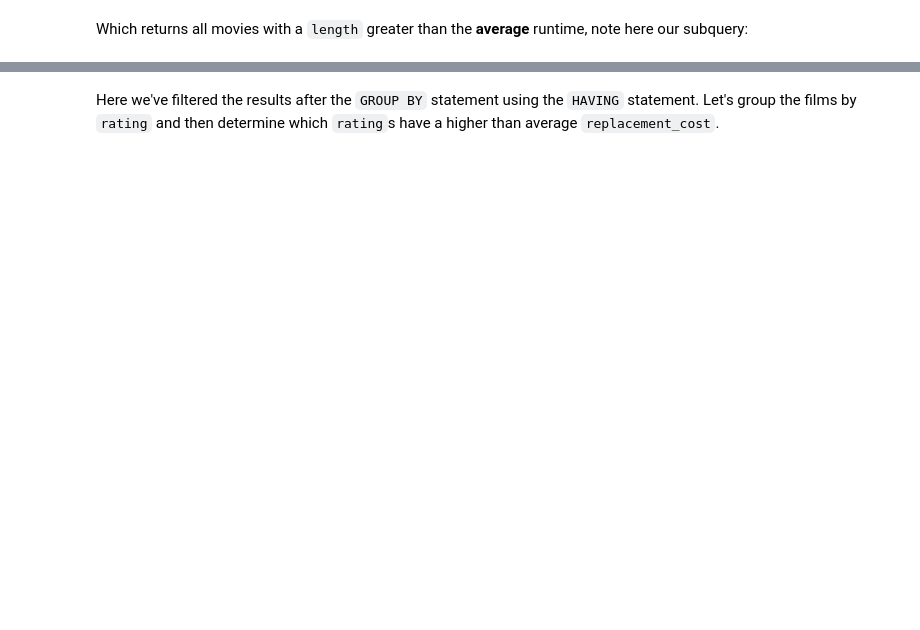
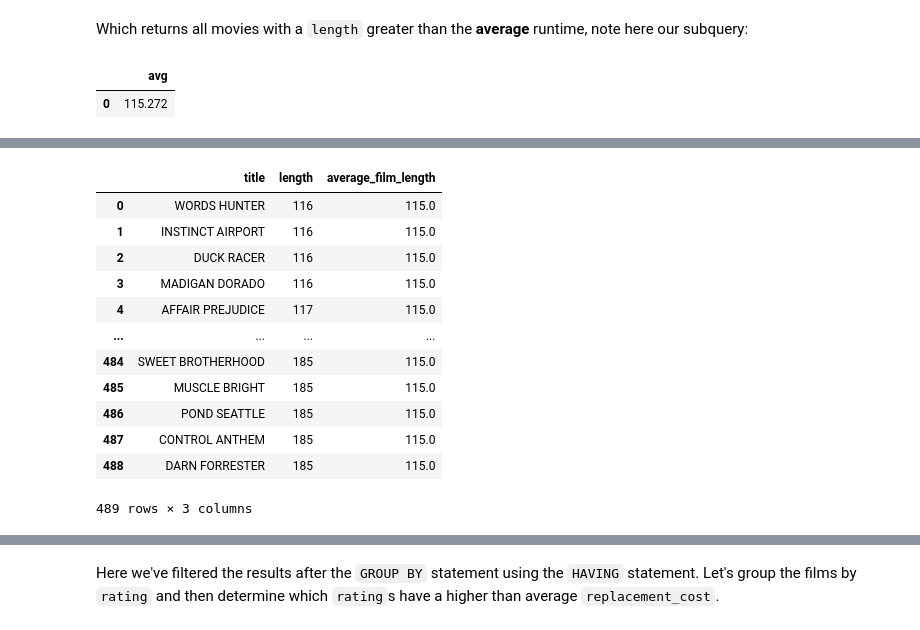
Before and after one commit to ranvirsahota/AiCore, a Jupyter notebook: 11_types_of_subqueries/notebook_lesson.ipynb, the cells around one changed output, grey strips where cells are left out. Saved outputs shown, nothing was run; the diff lists cells and outputs as text; code cells hidden in the pictures; blank space fills up the shorter version.

```diff
--- a/11_types_of_subqueries/notebook_lesson.ipynb
+++ b/11_types_of_subqueries/notebook_lesson.ipynb
@@ -34,10 +55,15 @@ ORDER BY
 # %% [markdown]
 Which returns all movies with a `length` greater than the **average** runtime, note here our subquery:
 # %%
-(
-    SELECT AVG(length)
-    FROM film
-);
+db.execute_query('''
+                    (
+                        SELECT AVG(length)
+                        FROM film
+                    );
+                ''')
+# %% [output]
+|  | avg |
+| 0 | 115.272 |
 # %% [markdown]
 Returns a scalar value `115.272`. Since subqueries are evaluated inside out, imagine the `WHERE` statement is evaluated, then it reads:
 
@@ -49,22 +75,38 @@ So it's filtering the table for rows where `length > 115.272`. All the usual **c
 
 Now what if we wanted to display the **average length** alongside the `length` column to visually validate our data. Then we could actually create a new column based on a subquery inside the `SELECT` statement.
 # %%
-SELECT title,
-       length,
-       (
-            SELECT ROUND(AVG(length)) AS average_film_length
-            FROM film
-       )
-FROM
-    film
-WHERE
-    length >
-    (
-        SELECT AVG(length)
-        FROM film
-    )
-ORDER BY
-    length;
+db.execute_query('''
+                    SELECT title,
+                        length,
+                        (
+                                SELECT ROUND(AVG(length)) AS average_film_length
+                                FROM film
+                        )
+                    FROM
+                        film
+                    WHERE
+                        length >
+                        (
+                            SELECT AVG(length)
+                            FROM film
+                        )
+                    ORDER BY
+                        length;
+                ''')
+# %% [output]
+|  | title | length | average_film_length |
+| 0 | WORDS HUNTER | 116 | 115.0 |
+| 1 | INSTINCT AIRPORT | 116 | 115.0 |
+| 2 | DUCK RACER | 116 | 115.0 |
+| 3 | MADIGAN DORADO | 116 | 115.0 |
+| 4 | AFFAIR PREJUDICE | 117 | 115.0 |
+| ... | ... | ... | ... |
+| 484 | SWEET BROTHERHOOD | 185 | 115.0 |
+| 485 | MUSCLE BRIGHT | 185 | 115.0 |
+| 486 | POND SEATTLE | 185 | 115.0 |
+| 487 | CONTROL ANTHEM | 185 | 115.0 |
+| 488 | DARN FORRESTER | 185 | 115.0 |
+489 rows × 3 columns
 # %% [markdown]
 Returning the results:
 
```
Also changed, not shown: parts of 26 cells of this notebook, 2 other files.
